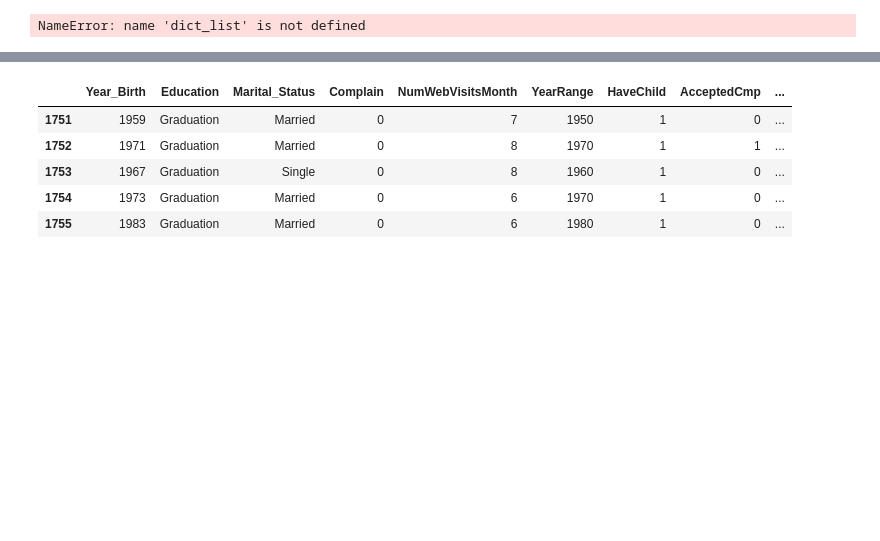
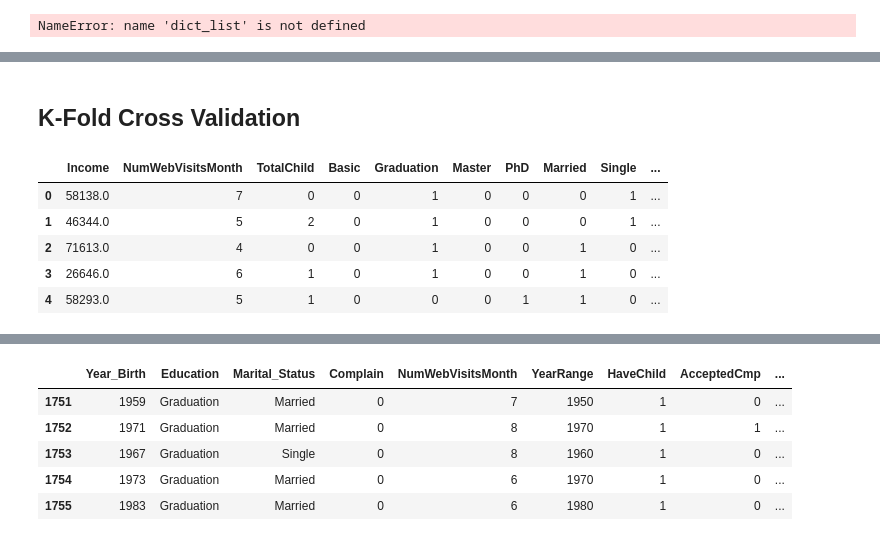
Before and after one commit to BoonHianLim/SC1015-Customer-Personality-Analysis, a Jupyter notebook: Data-encoding-and-splitting.ipynb, the cells around one changed output, grey strips where cells are left out. Drawn from its saved outputs; the diff is of its cells as text; code cells hidden in the pictures; blank space fills up the shorter version.

Commit message:
Updated with K-Fold CV

```diff
--- a/Data-encoding-and-splitting.ipynb
+++ b/Data-encoding-and-splitting.ipynb
@@ -28,6 +28,10 @@ customerData.head()
 | 3 | 3 | 1984 | Graduation | Married | 26646.0 | 1 | 0 | 10-02-2014 | 26 | ... |
 | 4 | 4 | 1981 | PhD | Married | 58293.0 | 1 | 0 | 19-01-2014 | 94 | ... |
 5 rows × 27 columns
+# %%
+sorted_customerData = customerData.sort_index(axis=1, ascending=True)
+# sorted_customerData.head()
+sorted_customerData.to_csv('dataset/sorted_customerData.csv')
 # %% [markdown]
 ### One Hot Encoding of Categorical Variables
 # %%
@@ -198,0 +162,2 @@ memory usage: 369.4+ KB
+# %% [markdown]
+## K-Fold Cross Validation
@@ -198,0 +168,36 @@ memory usage: 369.4+ KB
+# %%
+predictors = sorted_customerData[
+                    list(sorted_customerData.loc[:,'Education':'Income']) +
+                    ['Marital_Status'] + ['NumWebVisitsMonth'] +
+                    ['TotalChild'] + ['YearRange']
+            ]
+education = pd.get_dummies(predictors['Education'], drop_first=True)
+# # education.head()
+marital_status = pd.get_dummies(predictors['Marital_Status'], drop_first=True)
+# # marital_status.head()
+have_child = pd.get_dummies(predictors['HaveChild'], drop_first=True)
+# # have_child.head()
+year_range = pd.get_dummies(predictors['YearRange'], drop_first=True)
+# year_range.head()
+
+# for var in cat_predictors:
+#     print(var)
+#     var = pd.get_dummies(predictors[var], drop_first=True)
+#     print(var)
+#     print()
+
+predictors = predictors.drop(['Education', 'Marital_Status', 'HaveChild', 'YearRange'], axis=1)
+
+# for var in cat_predictors:
+#     predictors = pd.concat([predictors, var], axis=1)
+predictors = pd.concat([predictors, education, marital_status, have_child, year_range], axis=1)
+predictors.head()
+# response = sorted_customerData.iloc[:,11:12]
+# response
+# %% [output]
+|  | Income | NumWebVisitsMonth | TotalChild | Basic | Graduation | Master | PhD | Married | Single | ... |
+| 0 | 58138.0 | 7 | 0 | 0 | 1 | 0 | 0 | 0 | 1 | ... |
+| 1 | 46344.0 | 5 | 2 | 0 | 1 | 0 | 0 | 0 | 1 | ... |
+| 2 | 71613.0 | 4 | 0 | 0 | 1 | 0 | 0 | 1 | 0 | ... |
+| 3 | 26646.0 | 6 | 1 | 0 | 1 | 0 | 0 | 1 | 0 | ... |
+| 4 | 58293.0 | 5 | 1 | 0 | 0 | 0 | 1 | 1 | 0 | ... |
```
Also changed, not shown: parts of 9 cells of this notebook.
